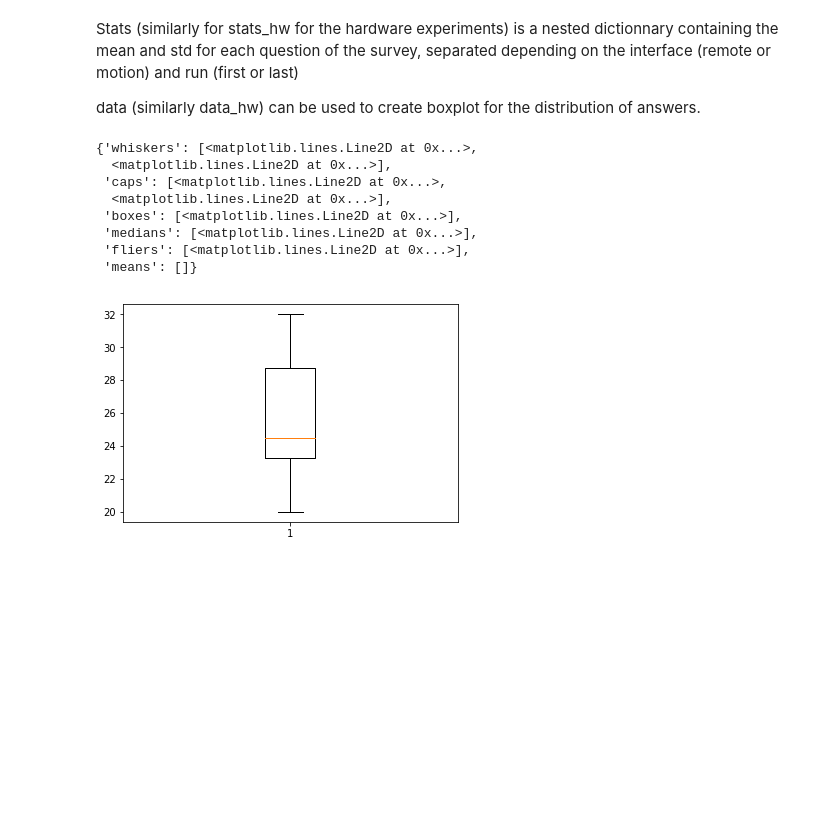
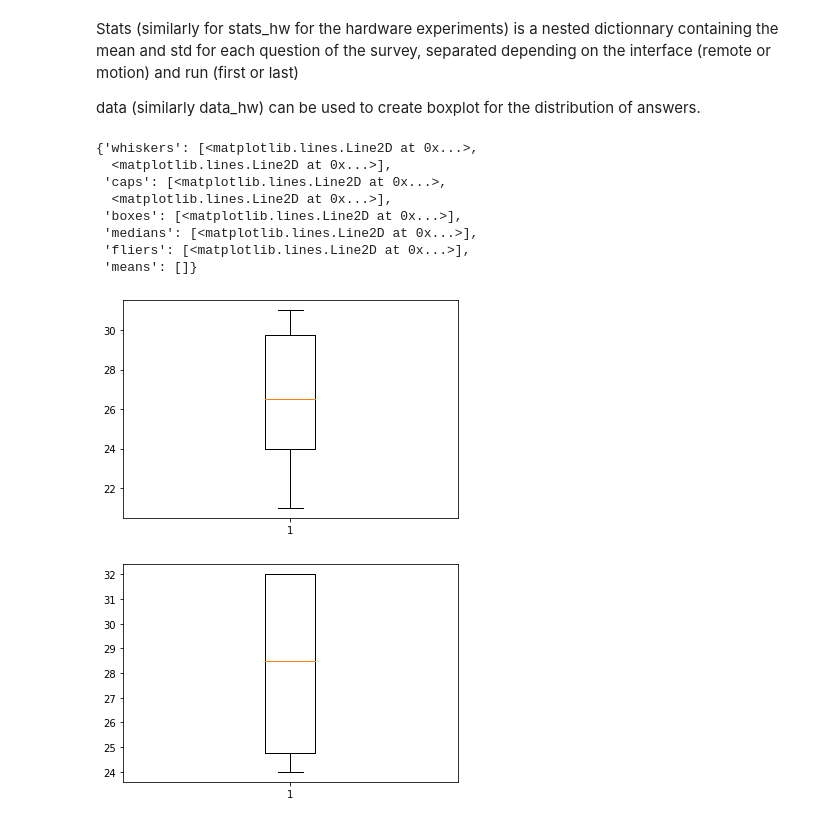
Before and after one commit to medioman22/Bidirectional_Interface, a Jupyter notebook: data_analysis/Surveys/analyze_form_learn.ipynb, the cells around one changed output. Cells and saved outputs as stored; diff of their text form; code cells hidden in the pictures; blank space fills up the shorter version.

Commit message:
WIP data analysis

```diff
--- a/data_analysis/Surveys/analyze_form_learn.ipynb
+++ b/data_analysis/Surveys/analyze_form_learn.ipynb
@@ -62,7 +61,9 @@ answers_df
 # %% [markdown]
 ## Separate questions
 # %%
-data = {}
+data_sim = {}
+data_hw = {}
+
 
 age = 'Age'
 gender = 'Gender'
@@ -75,7 +76,9 @@ prefered = 'Which interface did you prefer?'
 questions = [age, gender, experience_controller, experience_controller_drone, easier_first, easier_last, prefered]
 
 for q in questions:
-    data[q] = answers_df[q].values
+    data_sim[q] = answers_df_sim[q].values
+for q in questions:
+    data_hw[q] = answers_df_hw[q].values
 # %% [markdown]
 ## Compute mean and average
 # %%
@@ -98,15 +108,19 @@ print(stats)
 Stats (similarly for stats_hw for the hardware experiments) is a nested dictionnary containing the mean and std for each question of the survey, separated depending on the interface (remote or motion) and run (first or last)
 
 data (similarly data_hw) can be used to create boxplot for the distribution of answers.
-# %%
-plt.boxplot(data[age])
-# %% [output]
-{'whiskers': [<matplotlib.lines.Line2D at 0x...>,
-  <matplotlib.lines.Line2D at 0x...>],
- 'caps': [<matplotlib.lines.Line2D at 0x...>,
-  <matplotlib.lines.Line2D at 0x...>],
- 'boxes': [<matplotlib.lines.Line2D at 0x...>],
- 'medians': [<matplotlib.lines.Line2D at 0x...>],
- 'fliers': [<matplotlib.lines.Line2D at 0x...>],
- 'means': []}
-[figure, removed]
+# %%
+plt.boxplot(data_sim[age])
+
+plt.figure()
+plt.boxplot(data_hw[age])
+# %% [output]
+{'whiskers': [<matplotlib.lines.Line2D at 0x...>,
+  <matplotlib.lines.Line2D at 0x...>],
+ 'caps': [<matplotlib.lines.Line2D at 0x...>,
+  <matplotlib.lines.Line2D at 0x...>],
+ 'boxes': [<matplotlib.lines.Line2D at 0x...>],
+ 'medians': [<matplotlib.lines.Line2D at 0x...>],
+ 'fliers': [<matplotlib.lines.Line2D at 0x...>],
+ 'means': []}
+[figure, added]
+[figure, added]
```
Also changed, not shown: parts of 4 cells of this notebook, 6 other files.
